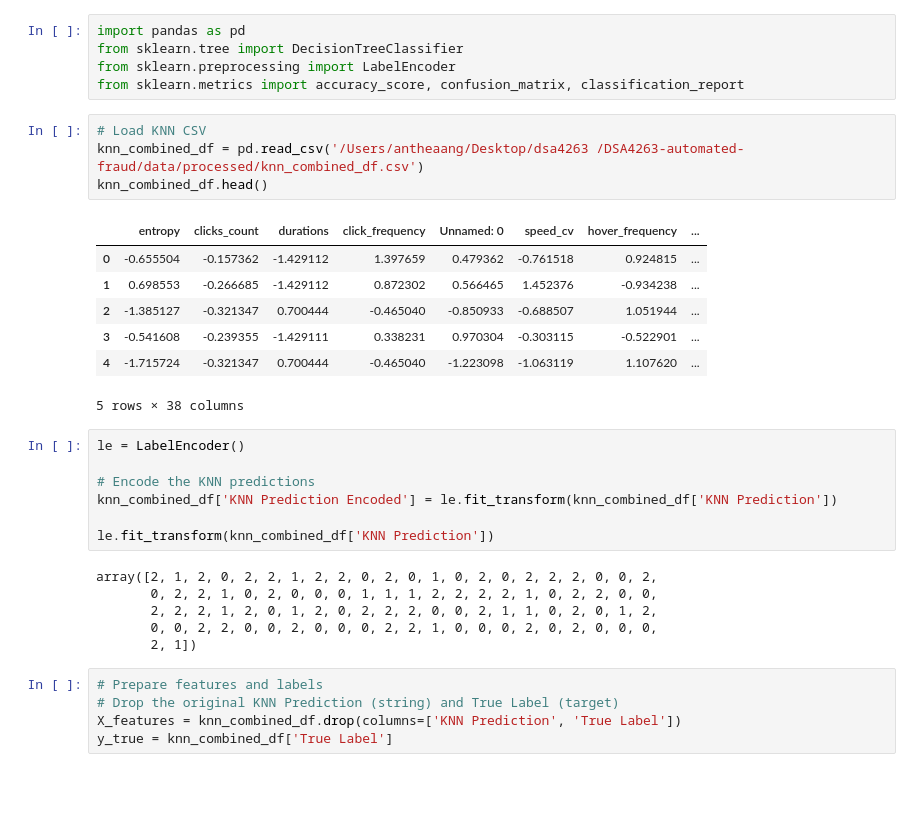
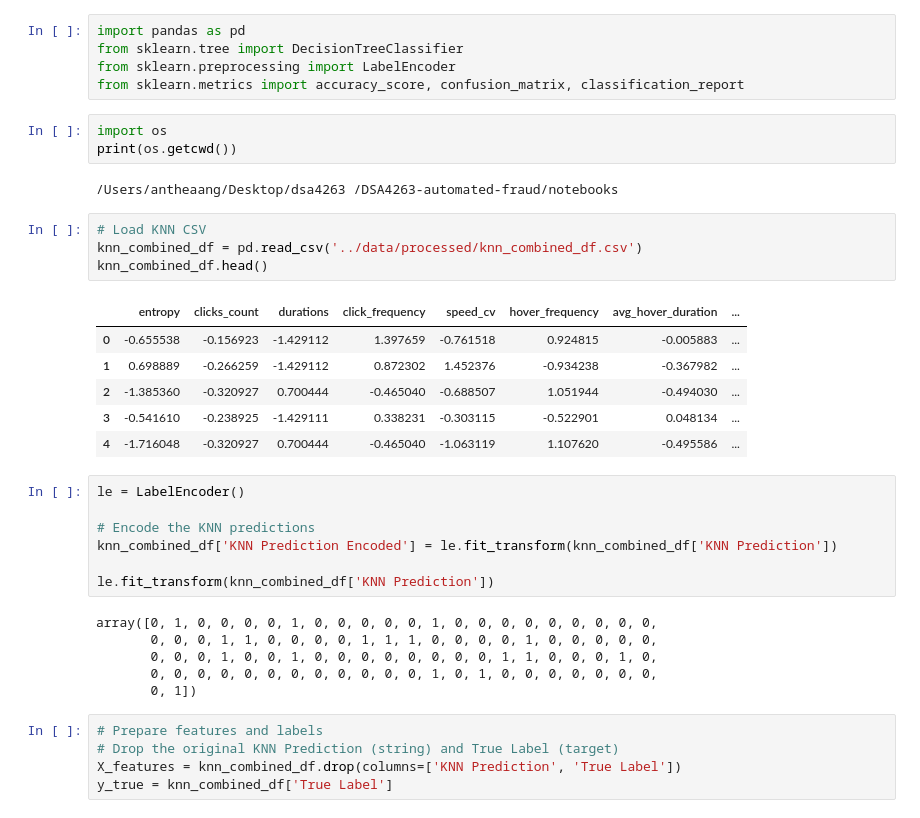
Before and after one commit to cherrydrunk/DSA4263-automated-fraud, a Jupyter notebook: notebooks/decision_tree.ipynb, the cells around one changed output. Drawn from its saved outputs; the diff is of its cells as text; blank space fills up the shorter version.

```diff
--- a/notebooks/decision_tree.ipynb
+++ b/notebooks/decision_tree.ipynb
@@ -3,18 +3,22 @@ import pandas as pd
 from sklearn.tree import DecisionTreeClassifier
 from sklearn.preprocessing import LabelEncoder
 from sklearn.metrics import accuracy_score, confusion_matrix, classification_report
+# %%
+import os
+print(os.getcwd())
+# %% [output]
+/Users/antheaang/Desktop/dsa4263 /DSA4263-automated-fraud/notebooks
 # %%
 # Load KNN CSV
-knn_combined_df = pd.read_csv('/Users/antheaang/Desktop/dsa4263 /DSA4263-automated-fraud/data/processed/knn_combined_df.csv')
+knn_combined_df = pd.read_csv('../data/processed/knn_combined_df.csv')
 knn_combined_df.head()
 # %% [output]
-|  | entropy | clicks_count | durations | click_frequency | Unnamed: 0 | speed_cv | hover_frequency | ... |
-| 0 | -0.655504 | -0.157362 | -1.429112 | 1.397659 | 0.479362 | -0.761518 | 0.924815 | ... |
-| 1 | 0.698553 | -0.266685 | -1.429112 | 0.872302 | 0.566465 | 1.452376 | -0.934238 | ... |
-| 2 | -1.385127 | -0.321347 | 0.700444 | -0.465040 | -0.850933 | -0.688507 | 1.051944 | ... |
-| 3 | -0.541608 | -0.239355 | -1.429111 | 0.338231 | 0.970304 | -0.303115 | -0.522901 | ... |
-| 4 | -1.715724 | -0.321347 | 0.700444 | -0.465040 | -1.223098 | -1.063119 | 1.107620 | ... |
+|  | entropy | clicks_count | durations | click_frequency | speed_cv | hover_frequency | avg_hover_duration | ... |
+| 0 | -0.655538 | -0.156923 | -1.429112 | 1.397659 | -0.761518 | 0.924815 | -0.005883 | ... |
+| 1 | 0.698889 | -0.266259 | -1.429112 | 0.872302 | 1.452376 | -0.934238 | -0.367982 | ... |
+| 2 | -1.385360 | -0.320927 | 0.700444 | -0.465040 | -0.688507 | 1.051944 | -0.494030 | ... |
+| 3 | -0.541610 | -0.238925 | -1.429111 | 0.338231 | -0.303115 | -0.522901 | 0.048134 | ... |
+| 4 | -1.716048 | -0.320927 | 0.700444 | -0.465040 | -1.063119 | 1.107620 | -0.495586 | ... |
-5 rows × 38 columns
 # %%
 le = LabelEncoder()
 
@@ -23,11 +27,11 @@ knn_combined_df['KNN Prediction Encoded'] = le.fit_transform(knn_combined_df['KN
 
 le.fit_transform(knn_combined_df['KNN Prediction'])
 # %% [output]
-array([2, 1, 2, 0, 2, 2, 1, 2, 2, 0, 2, 0, 1, 0, 2, 0, 2, 2, 2, 0, 0, 2,
-       0, 2, 2, 1, 0, 2, 0, 0, 0, 1, 1, 1, 2, 2, 2, 2, 1, 0, 2, 2, 0, 0,
-       2, 2, 2, 1, 2, 0, 1, 2, 0, 2, 2, 2, 0, 0, 2, 1, 1, 0, 2, 0, 1, 2,
-       0, 0, 2, 2, 0, 0, 2, 0, 0, 0, 2, 2, 1, 0, 0, 0, 2, 0, 2, 0, 0, 0,
-       2, 1])
+array([0, 1, 0, 0, 0, 0, 1, 0, 0, 0, 0, 0, 1, 0, 0, 0, 0, 0, 0, 0, 0, 0,
+       0, 0, 0, 1, 1, 0, 0, 0, 0, 1, 1, 1, 0, 0, 0, 0, 1, 0, 0, 0, 0, 0,
+       0, 0, 0, 1, 0, 0, 1, 0, 0, 0, 0, 0, 0, 0, 0, 1, 1, 0, 0, 0, 1, 0,
+       0, 0, 0, 0, 0, 0, 0, 0, 0, 0, 0, 0, 1, 0, 1, 0, 0, 0, 0, 0, 0, 0,
+       0, 1])
 # %%
 # Prepare features and labels
 # Drop the original KNN Prediction (string) and True Label (target)
```
Also changed, not shown: parts of 3 cells of this notebook, 1 other file.
